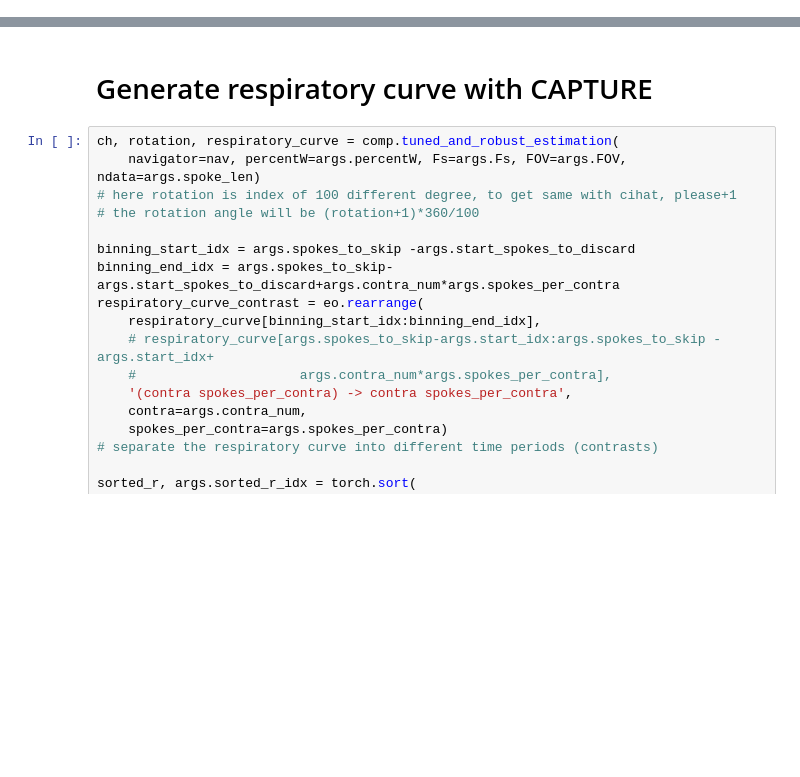
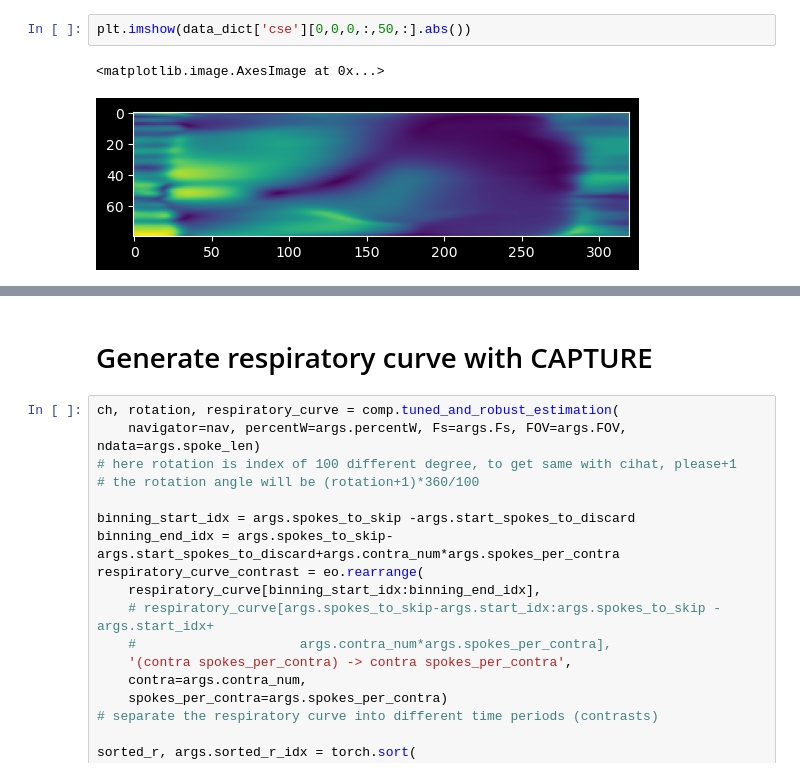
Before and after one commit to yh-li-0604/mri_reconstruction_tools, a Jupyter notebook: reconstruction_test.ipynb, the cells around one changed output, grey strips where cells are left out. Drawn from its saved outputs; the diff is of its cells as text; blank space fills up the shorter version.

```diff
--- a/test.ipynb
+++ b/reconstruction_test.ipynb
@@ -25,3 +38,8 @@ The autoreload extension is already loaded. To reload it, use:
+# %%
+plt.imshow(data_dict['cse'][0,0,0,:,50,:].abs())
+# %% [output]
+<matplotlib.image.AxesImage at 0x...>
+[figure, added]
 # %%
 from src.mapvbvd.mapVBVD import mapVBVD
 # args = recon.nufft_CAPTURE_VarW_NQM_DCE_PostInj_Args_init(
```
Also changed, not shown: parts of 21 cells of this notebook, 7 other files.
